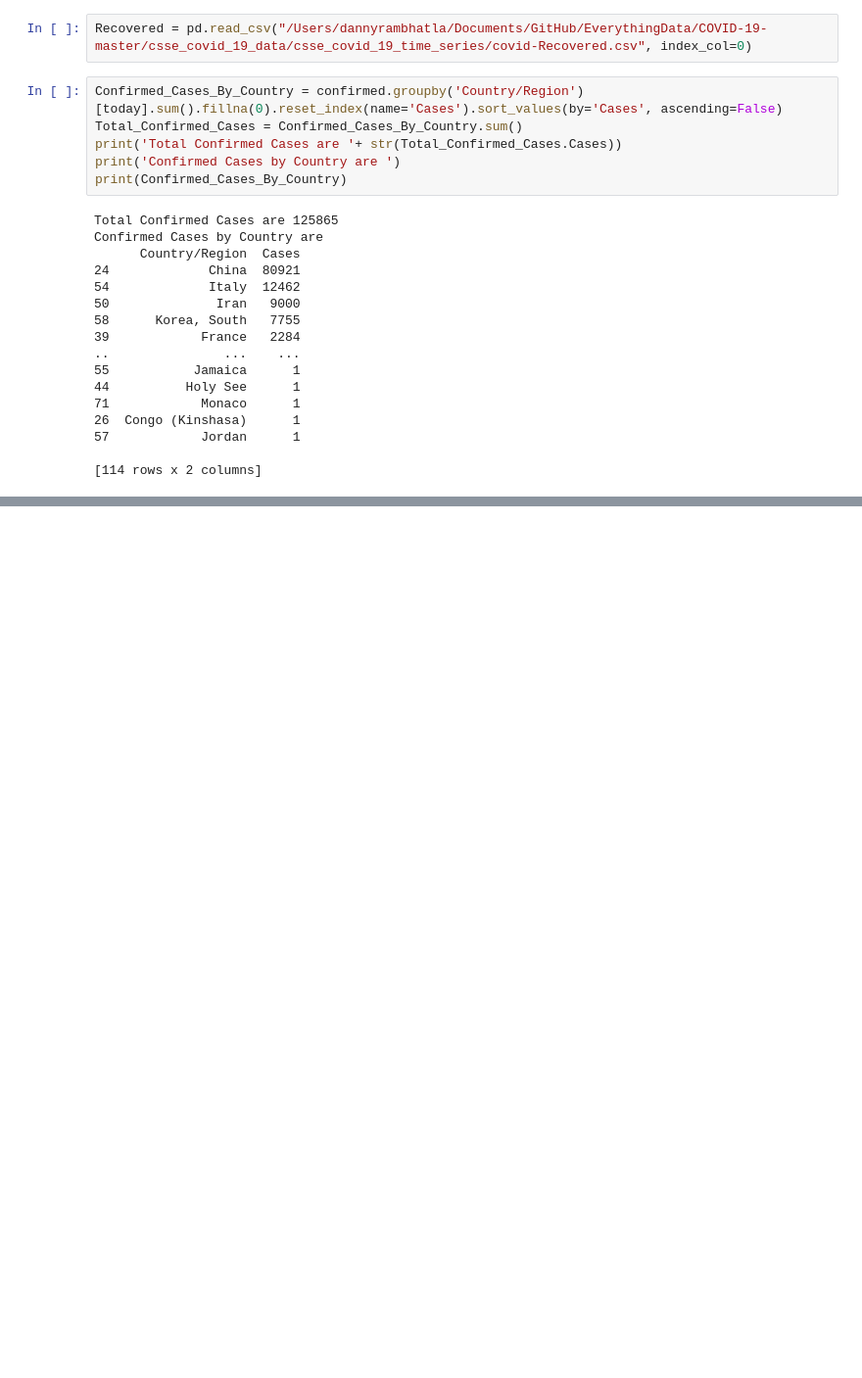
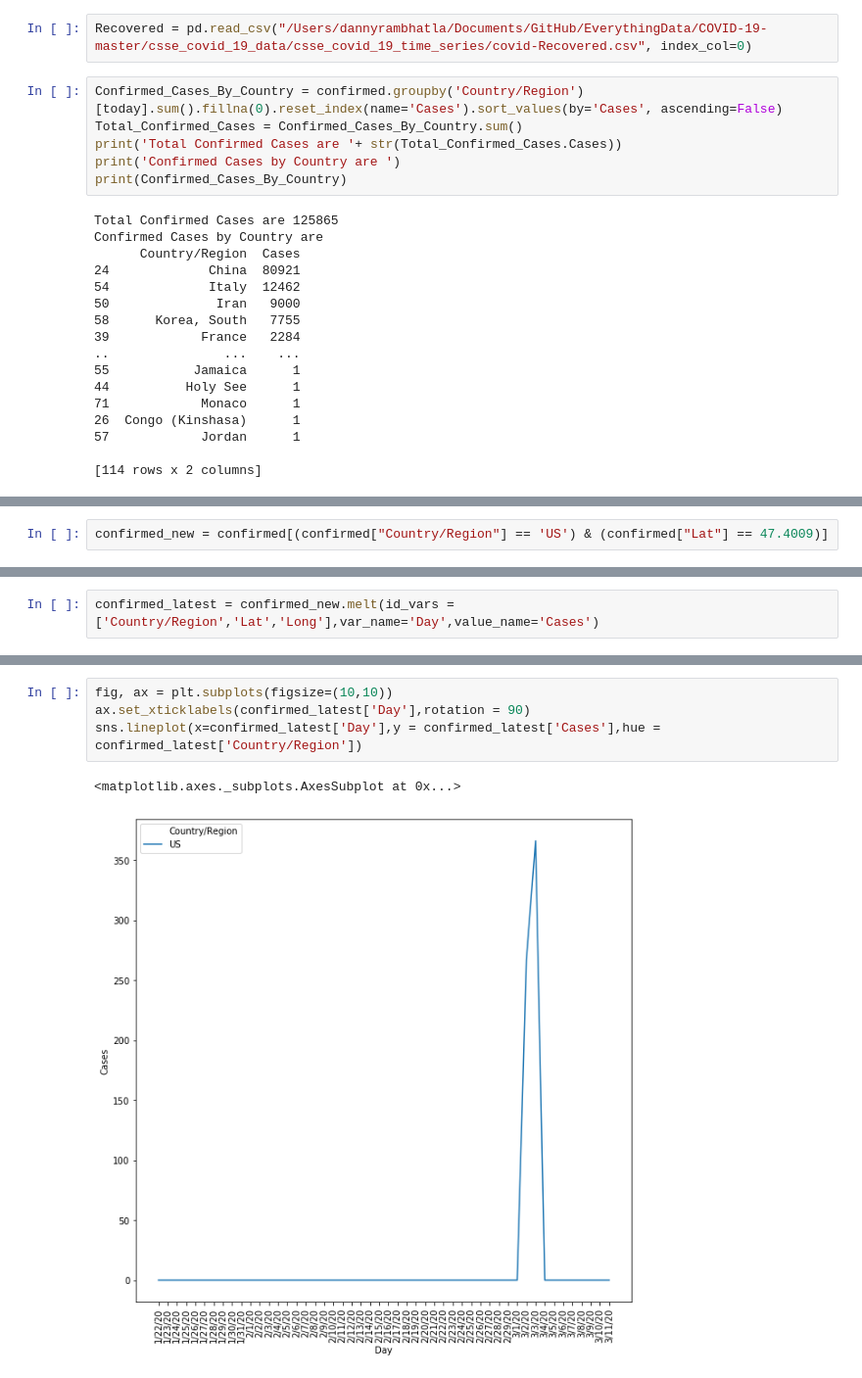
Before and after one commit to drambhatla/EverythingData, a Jupyter notebook: COVID.ipynb, the cells around one changed output, grey strips where cells are left out. Shown at 98% size. Drawn from its saved outputs; the diff is of its cells as text; blank space fills up the shorter version.

Commit message:
with lineplot addedm

```diff
--- a/COVID.ipynb
+++ b/COVID.ipynb
@@ -95,0 +133,2 @@ Recovered Cases by Country are
+# %%
+confirmed_new = confirmed[(confirmed["Country/Region"] == 'US') & (confirmed["Lat"] == 47.4009)]
@@ -95,0 +155,2 @@ Recovered Cases by Country are
+# %%
+confirmed_latest = confirmed_new.melt(id_vars = ['Country/Region','Lat','Long'],var_name='Day',value_name='Cases')
@@ -95,0 +177,7 @@ Recovered Cases by Country are
+# %%
+fig, ax = plt.subplots(figsize=(10,10))
+ax.set_xticklabels(confirmed_latest['Day'],rotation = 90)
+sns.lineplot(x=confirmed_latest['Day'],y = confirmed_latest['Cases'],hue = confirmed_latest['Country/Region'])
+# %% [output]
+<matplotlib.axes._subplots.AxesSubplot at 0x...>
+[figure, added]
```
Also changed, not shown: parts of 15 cells of this notebook.
